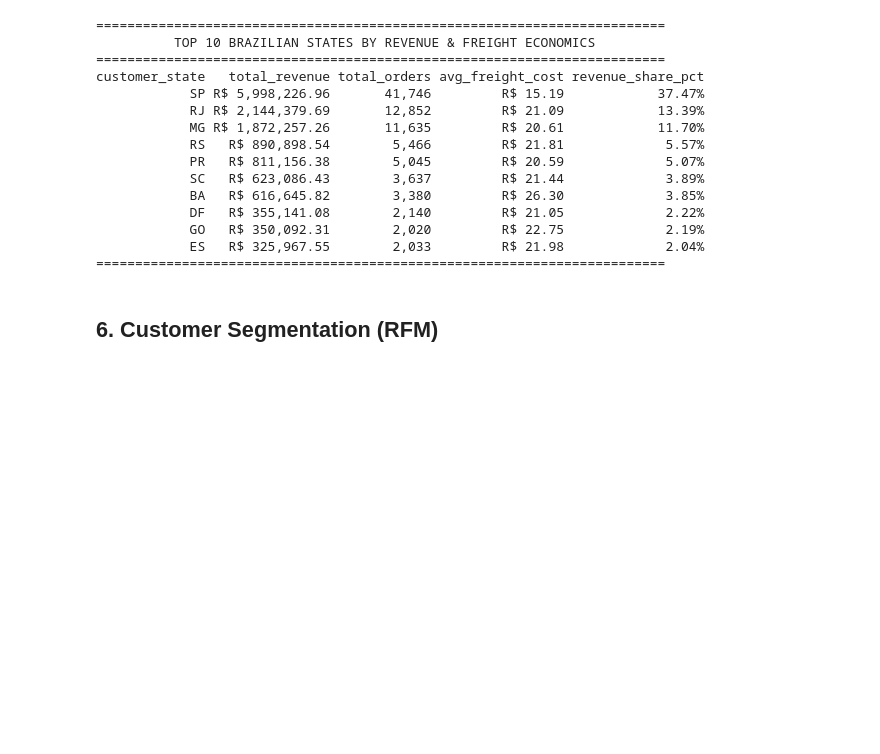
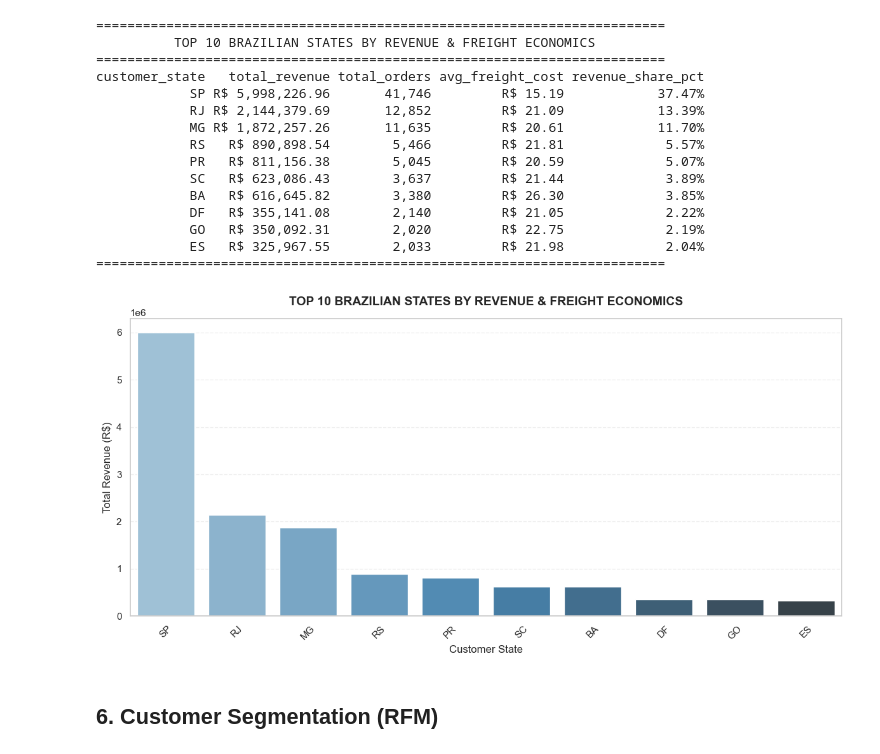
Before and after one commit to mahmoud2003-pro/E-Commerce, a Jupyter notebook: E-Commerce.ipynb, the cells around one changed output. Drawn from its saved outputs; the diff is of its cells as text; code cells hidden in the pictures; blank space fills up the shorter version.

```diff
--- a/E-Commerce.ipynb
+++ b/E-Commerce.ipynb
@@ -1295,6 +1295,27 @@ customer_state   total_revenue total_orders avg_freight_cost revenue_share_pct
             GO   R$ 350,092.31        2,020         R$ 22.75             2.19%
             ES   R$ 325,967.55        2,033         R$ 21.98             2.04%
 =========================================================================
+# %%
+# Show the result with bar chart
+plt.figure(figsize=(12,6))
+sns.barplot(
+        data=top_states,
+        x='customer_state',
+        y='total_revenue',
+        hue='customer_state',
+        palette='Blues_d',
+        legend=False
+)
+
+plt.title('TOP 10 BRAZILIAN STATES BY REVENUE & FREIGHT ECONOMICS', fontsize=14, fontweight='bold', pad=15)
+plt.xlabel('Customer State', fontsize=12)
+plt.ylabel('Total Revenue (R$)', fontsize=12)
+plt.grid(axis='y', linestyle='--', alpha=0.3)
+plt.xticks(rotation=45)
+plt.tight_layout()
+plt.show()
+# %% [output]
+[figure, added]
 # %% [markdown]
 ## 6. Customer Segmentation (RFM)
 # %%
```
Also changed, not shown: parts of 1 cell of this notebook.
